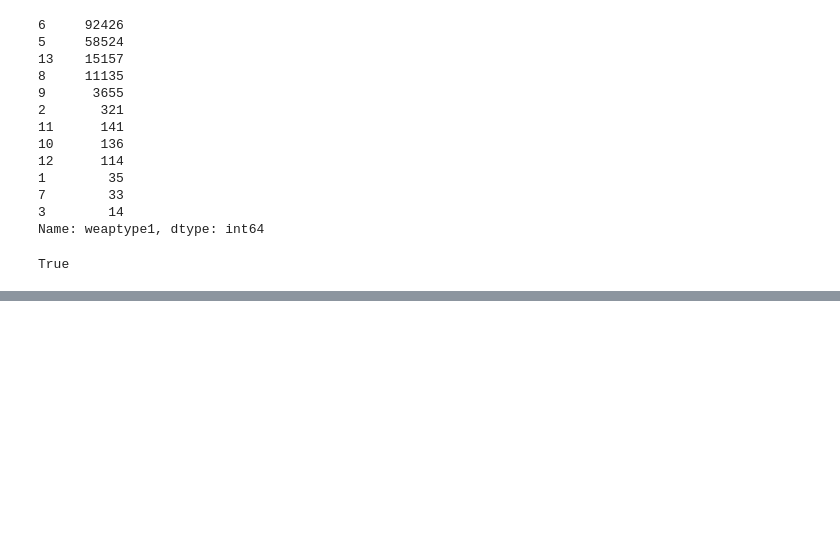
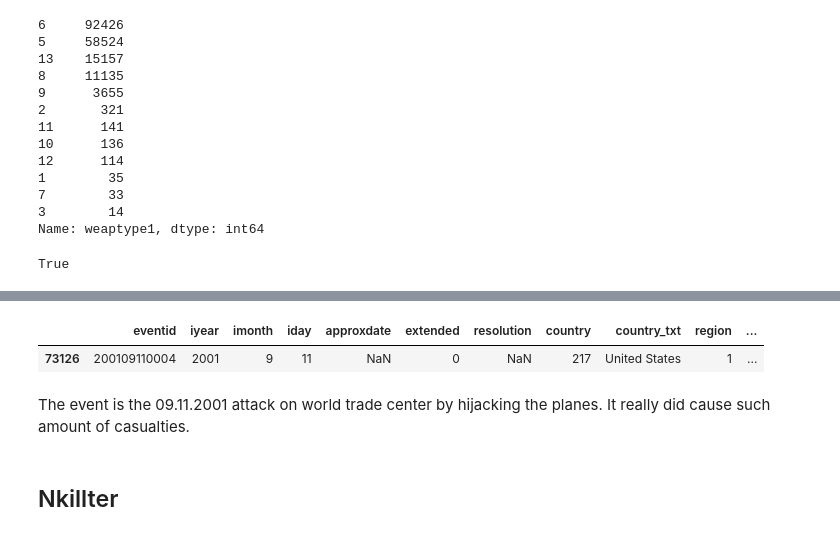
Before and after one commit to Achaad/data-mining-terrorism, a Jupyter notebook: Terrorism project.ipynb, the cells around one changed output, grey strips where cells are left out. Cells and saved outputs as stored; diff of their text form; code cells hidden in the pictures; blank space fills up the shorter version.

```diff
--- a/Terrorism project.ipynb
+++ b/Terrorism project.ipynb
@@ -546,0 +736,10 @@ True
+# %%
+# Finds info about the incident which involved the largest amount of deaths
+copy_1[copy_1.nkillus == 1360]
+# %% [output]
+|  | eventid | iyear | imonth | iday | approxdate | extended | resolution | country | country_txt | region | ... |
+| 73126 | 200109110004 | 2001 | 9 | 11 | NaN | 0 | NaN | 217 | United States | 1 | ... |
+# %% [markdown]
+The event is the 09.11.2001 attack on world trade center by hijacking the planes. It really did cause such amount of casualties.
+# %% [markdown]
+## Nkillter
```
Also changed, not shown: parts of 114 cells of this notebook.
